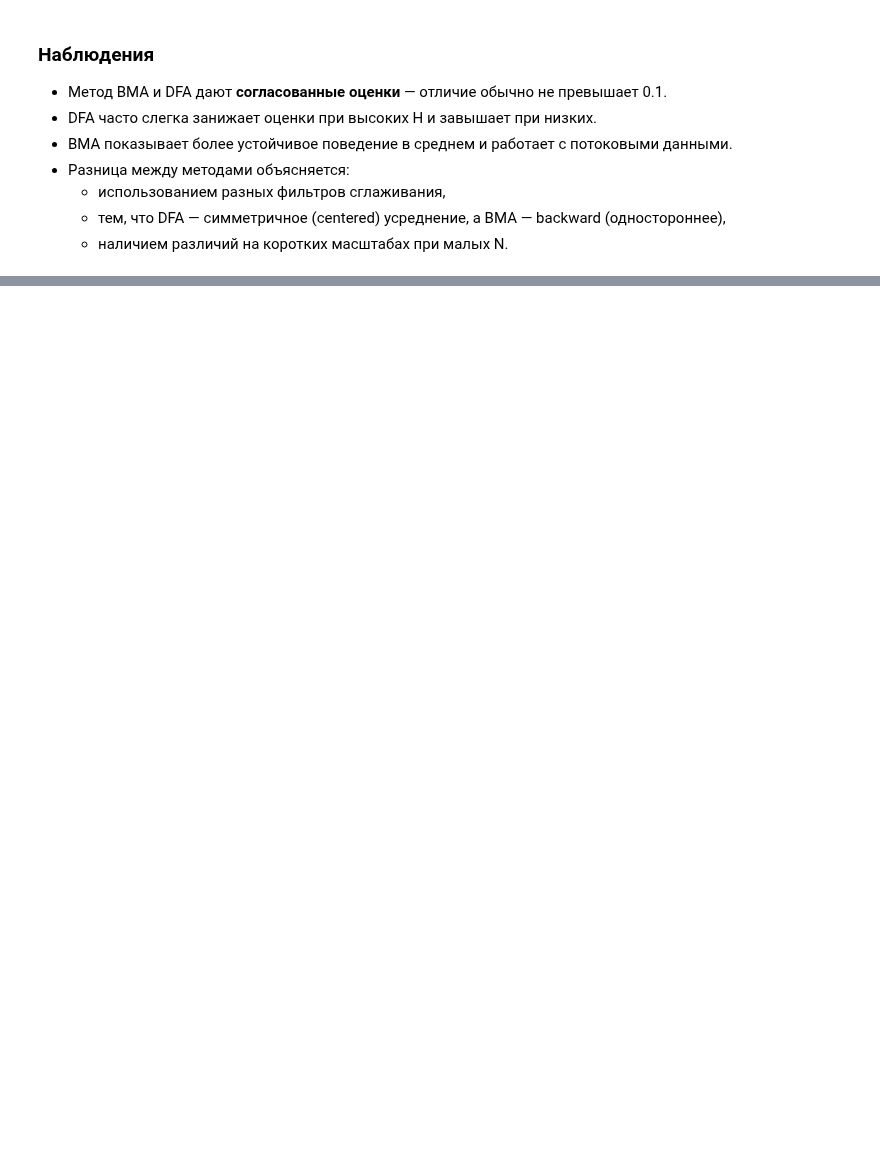
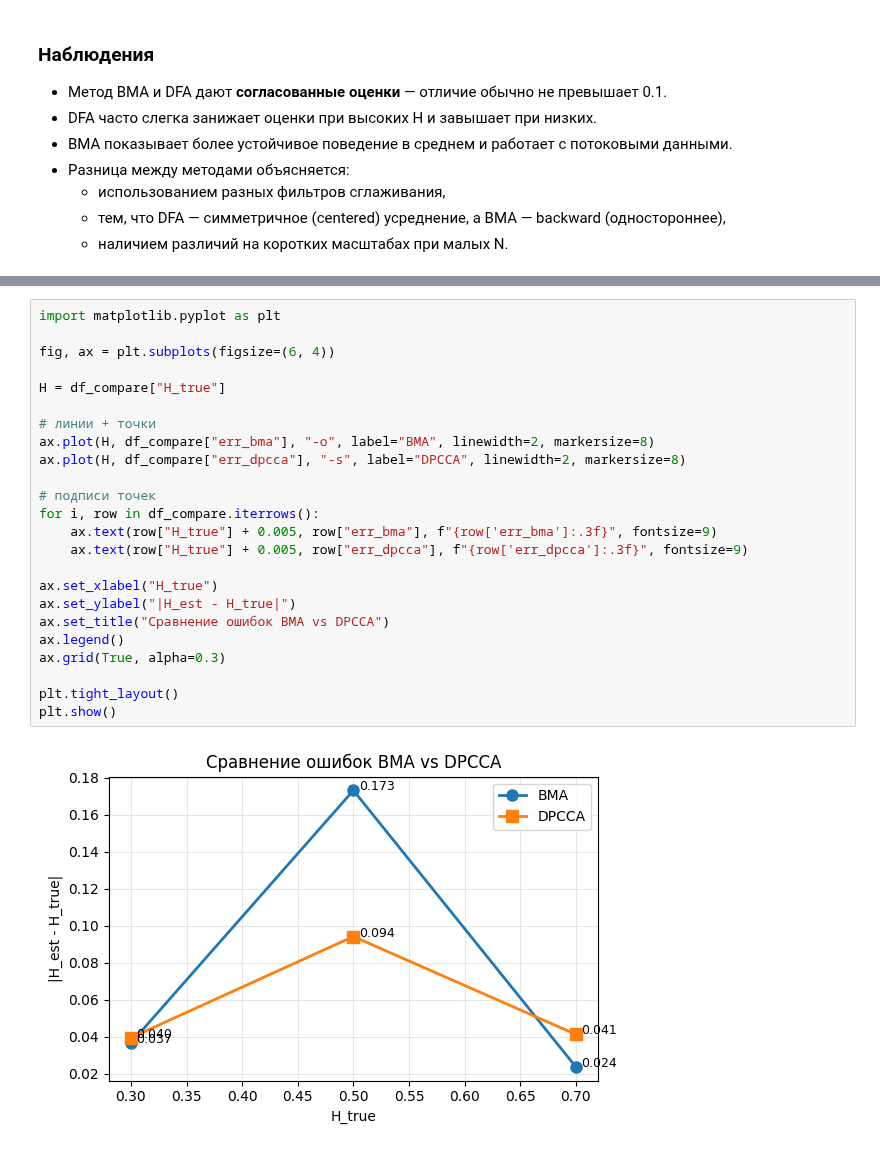
Before and after one commit to Digiratory/FluctuationAnalysisTools, a Jupyter notebook: research/bma.ipynb, the cells around one changed output, grey strips where cells are left out. Drawn from its saved outputs; the diff is of its cells as text; blank space fills up the shorter version.

```diff
--- a/research/bma.ipynb
+++ b/research/bma.ipynb
@@ -520,0 +621,26 @@ else:
+# %%
+import matplotlib.pyplot as plt
+
+fig, ax = plt.subplots(figsize=(6, 4))
+
+H = df_compare["H_true"]
+
+# линии + точки
+ax.plot(H, df_compare["err_bma"], "-o", label="BMA", linewidth=2, markersize=8)
+ax.plot(H, df_compare["err_dpcca"], "-s", label="DPCCA", linewidth=2, markersize=8)
+
+# подписи точек
+for i, row in df_compare.iterrows():
+    ax.text(row["H_true"] + 0.005, row["err_bma"], f"{row['err_bma']:.3f}", fontsize=9)
+    ax.text(row["H_true"] + 0.005, row["err_dpcca"], f"{row['err_dpcca']:.3f}", fontsize=9)
+
+ax.set_xlabel("H_true")
+ax.set_ylabel("|H_est - H_true|")
+ax.set_title("Сравнение ошибок BMA vs DPCCA")
+ax.legend()
+ax.grid(True, alpha=0.3)
+
+plt.tight_layout()
+plt.show()
+# %% [output]
+[figure, added]
```
Also changed, not shown: parts of 9 cells of this notebook, 3 other files.
